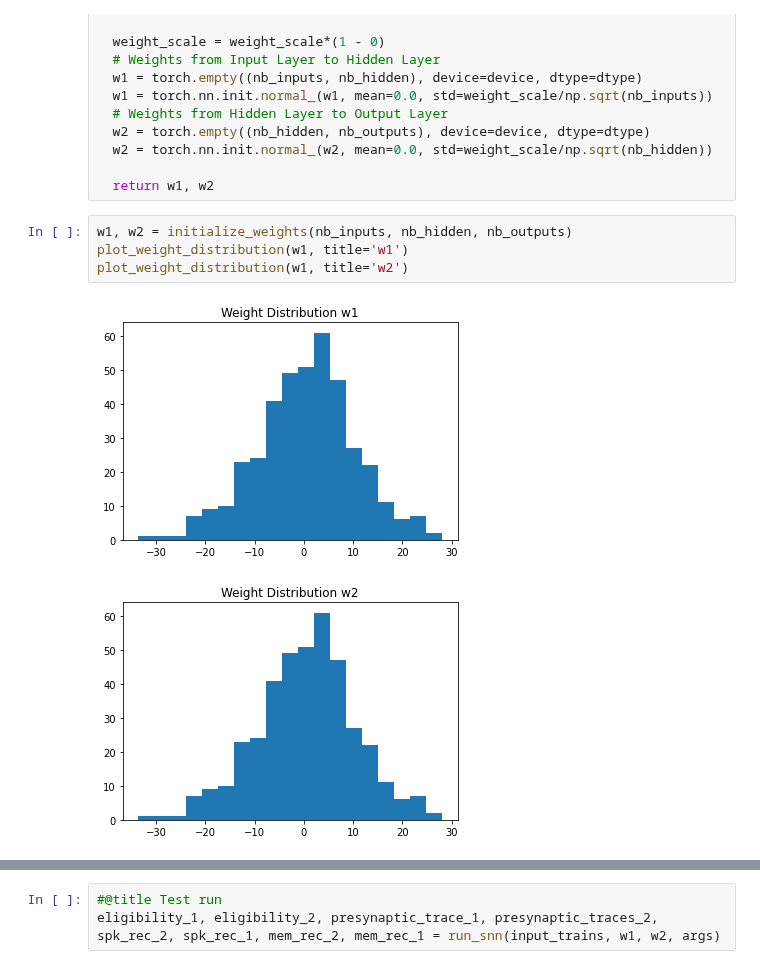
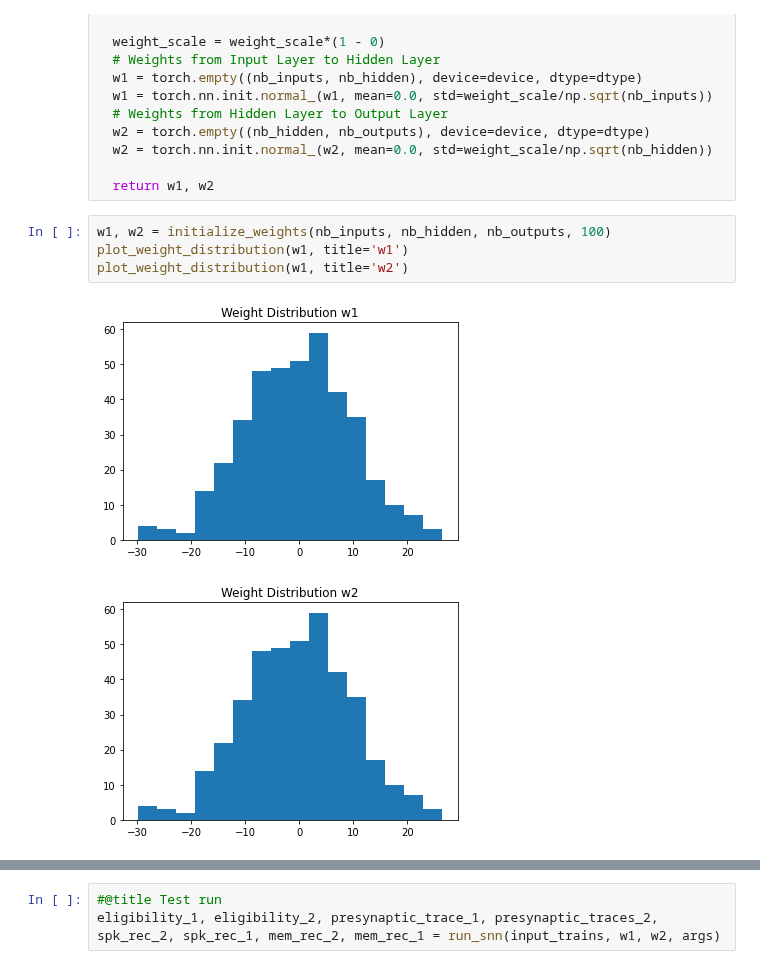
Before and after one commit to divyanshgupt/Unreliable-Transmission, a Jupyter notebook: Superspike_Multilayer_Network.ipynb, the cells around one changed output, grey strips where cells are left out. Cells and saved outputs as stored; diff of their text form.

```diff
--- a/Superspike_Multilayer_Network.ipynb
+++ b/Superspike_Multilayer_Network.ipynb
@@ -352,12 +352,12 @@ def initialize_weights(nb_inputs, nb_hidden, nb_outputs, weight_scale):
 
   return w1, w2
 # %%
-w1, w2 = initialize_weights(nb_inputs, nb_hidden, nb_outputs)
+w1, w2 = initialize_weights(nb_inputs, nb_hidden, nb_outputs, 100)
 plot_weight_distribution(w1, title='w1')
 plot_weight_distribution(w1, title='w2')
 # %% [output]
-[figure, old version]
+[figure, new version]
-[figure, old version]
+[figure, new version]
 # %%
 #@title The Two-layer Network
 
```
Also changed, not shown: parts of 6 cells of this notebook.
